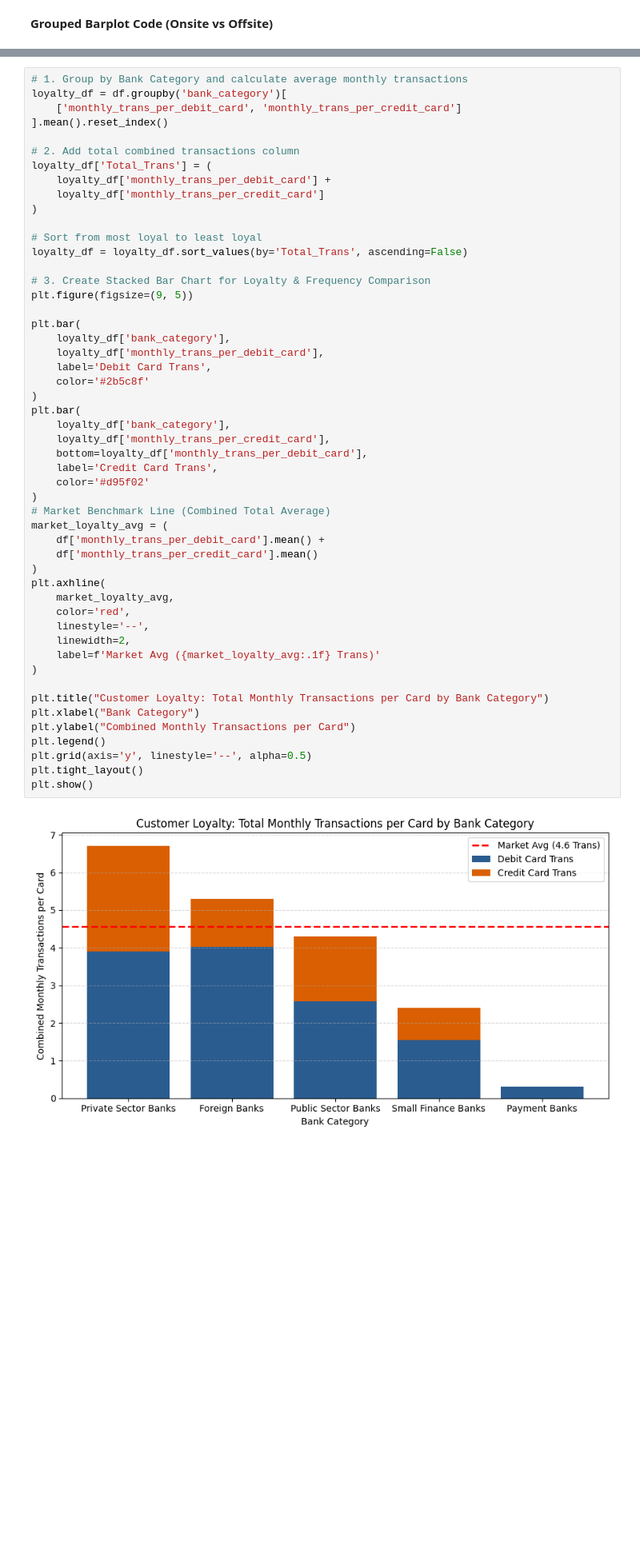
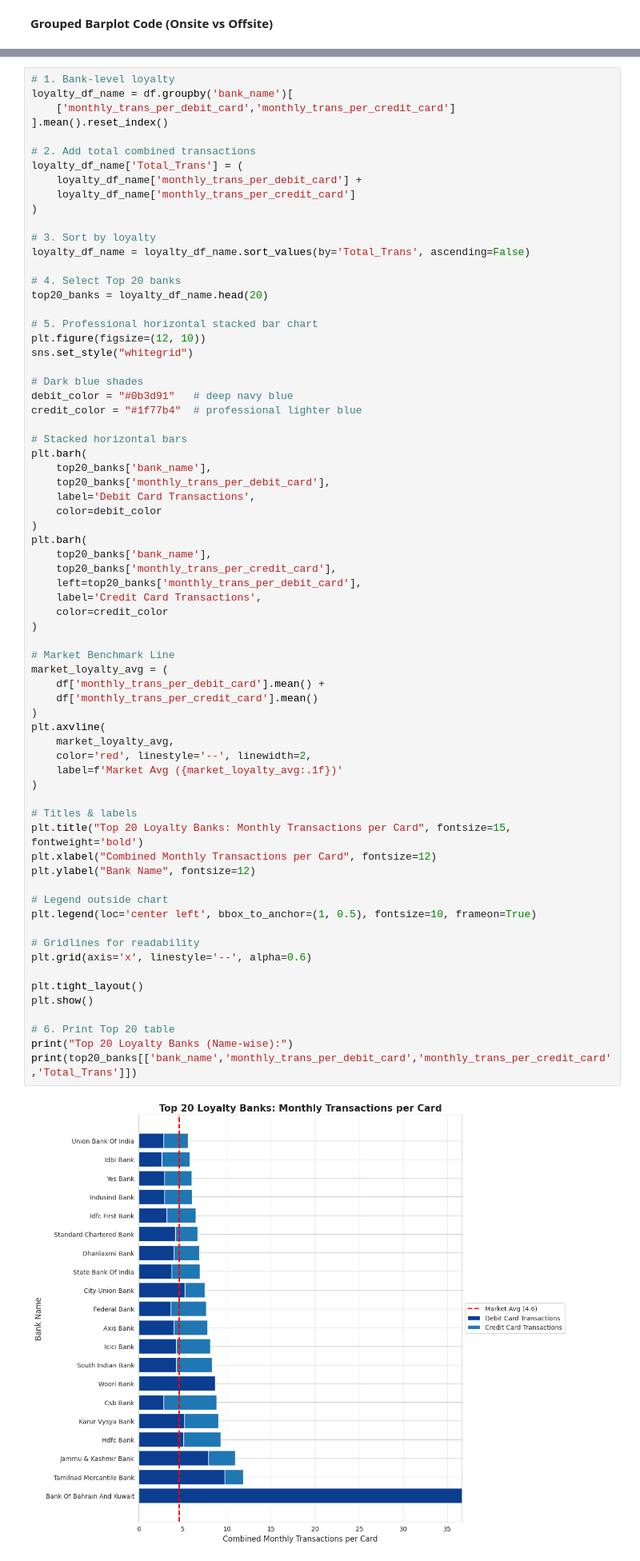
Before and after one commit to Yogeswari-sri/Banking-Infrastructure-and-Digital-Payment-Analysis-using-Python-2022-2025-, a Jupyter notebook: Python_Project.ipynb, the cells around one changed output, grey strips where cells are left out. Shown at 80% size. Cells and saved outputs as stored; diff of their text form; blank space fills up the shorter version.

```diff
--- a/Python_Project.ipynb
+++ b/Python_Project.ipynb
@@ -2691,55 +2693,73 @@ Which banks keep their customers active and using their services regularly?
 
 This code groups banks by category, calculates average debit and credit card transactions, adds a combined total, and plots a stacked bar chart with a red benchmark line to compare customer loyalty across categories.
 # %%
-# 1. Group by Bank Category and calculate average monthly transactions
-loyalty_df = df.groupby('bank_category')[
-    ['monthly_trans_per_debit_card', 'monthly_trans_per_credit_card']
+# 1. Bank-level loyalty
+loyalty_df_name = df.groupby('bank_name')[
+    ['monthly_trans_per_debit_card','monthly_trans_per_credit_card']
 ].mean().reset_index()
 
-# 2. Add total combined transactions column
-loyalty_df['Total_Trans'] = (
-    loyalty_df['monthly_trans_per_debit_card'] +
-    loyalty_df['monthly_trans_per_credit_card']
+# 2. Add total combined transactions
+loyalty_df_name['Total_Trans'] = (
+    loyalty_df_name['monthly_trans_per_debit_card'] +
+    loyalty_df_name['monthly_trans_per_credit_card']
 )
 
-# Sort from most loyal to least loyal
-loyalty_df = loyalty_df.sort_values(by='Total_Trans', ascending=False)
+# 3. Sort by loyalty
+loyalty_df_name = loyalty_df_name.sort_values(by='Total_Trans', ascending=False)
 
-# 3. Create Stacked Bar Chart for Loyalty & Frequency Comparison
-plt.figure(figsize=(9, 5))
+# 4. Select Top 20 banks
+top20_banks = loyalty_df_name.head(20)
 
-plt.bar(
-    loyalty_df['bank_category'],
-    loyalty_df['monthly_trans_per_debit_card'],
-    label='Debit Card Trans',
-    color='#2b5c8f'
+# 5. Professional horizontal stacked bar chart
+plt.figure(figsize=(12, 10))
+sns.set_style("whitegrid")
+
+# Dark blue shades
+debit_color = "#0b3d91"   # deep navy blue
+credit_color = "#1f77b4"  # professional lighter blue
+
+# Stacked horizontal bars
+plt.barh(
+    top20_banks['bank_name'],
+    top20_banks['monthly_trans_per_debit_card'],
+    label='Debit Card Transactions',
+    color=debit_color
 )
-plt.bar(
-    loyalty_df['bank_category'],
-    loyalty_df['monthly_trans_per_credit_card'],
-    bottom=loyalty_df['monthly_trans_per_debit_card'],
-    label='Credit Card Trans',
-    color='#d95f02'
+plt.barh(
+    top20_banks['bank_name'],
+    top20_banks['monthly_trans_per_credit_card'],
+    left=top20_banks['monthly_trans_per_debit_card'],
+    label='Credit Card Transactions',
+    color=credit_color
 )
-# Market Benchmark Line (Combined Total Average)
+
+# Market Benchmark Line
 market_loyalty_avg = (
     df['monthly_trans_per_debit_card'].mean() +
     df['monthly_trans_per_credit_card'].mean()
 )
-plt.axhline(
+plt.axvline(
     market_loyalty_avg,
-    color='red',
-    linestyle='--',
-    linewidth=2,
-    label=f'Market Avg ({market_loyalty_avg:.1f} Trans)'
+    color='red', linestyle='--', linewidth=2,
+    label=f'Market Avg ({market_loyalty_avg:.1f})'
 )
 
-plt.title("Customer Loyalty: Total Monthly Transactions per Card by Bank Category")
-plt.xlabel("Bank Category")
-plt.ylabel("Combined Monthly Transactions per Card")
-plt.legend()
-plt.grid(axis='y', linestyle='--', alpha=0.5)
+# Titles & labels
+plt.title("Top 20 Loyalty Banks: Monthly Transactions per Card", fontsize=15, fontweight='bold')
+plt.xlabel("Combined Monthly Transactions per Card", fontsize=12)
+plt.ylabel("Bank Name", fontsize=12)
+
+# Legend outside chart
+plt.legend(loc='center left', bbox_to_anchor=(1, 0.5), fontsize=10, frameon=True)
+
+# Gridlines for readability
+plt.grid(axis='x', linestyle='--', alpha=0.6)
+
 plt.tight_layout()
 plt.show()
+
+# 6. Print Top 20 table
+print("Top 20 Loyalty Banks (Name-wise):")
+print(top20_banks[['bank_name','monthly_trans_per_debit_card','monthly_trans_per_credit_card','Total_Trans']])
 # %% [output]
-[figure, old version]
+[figure, new version]
```
Also changed, not shown: parts of 13 cells of this notebook.
